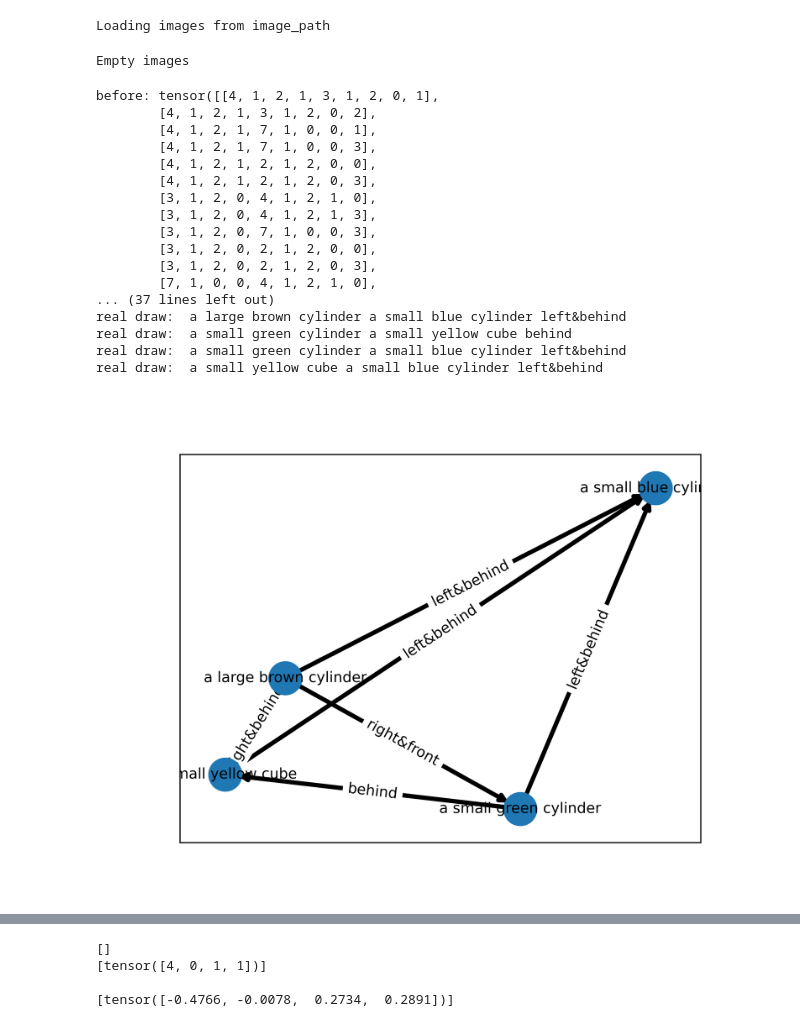
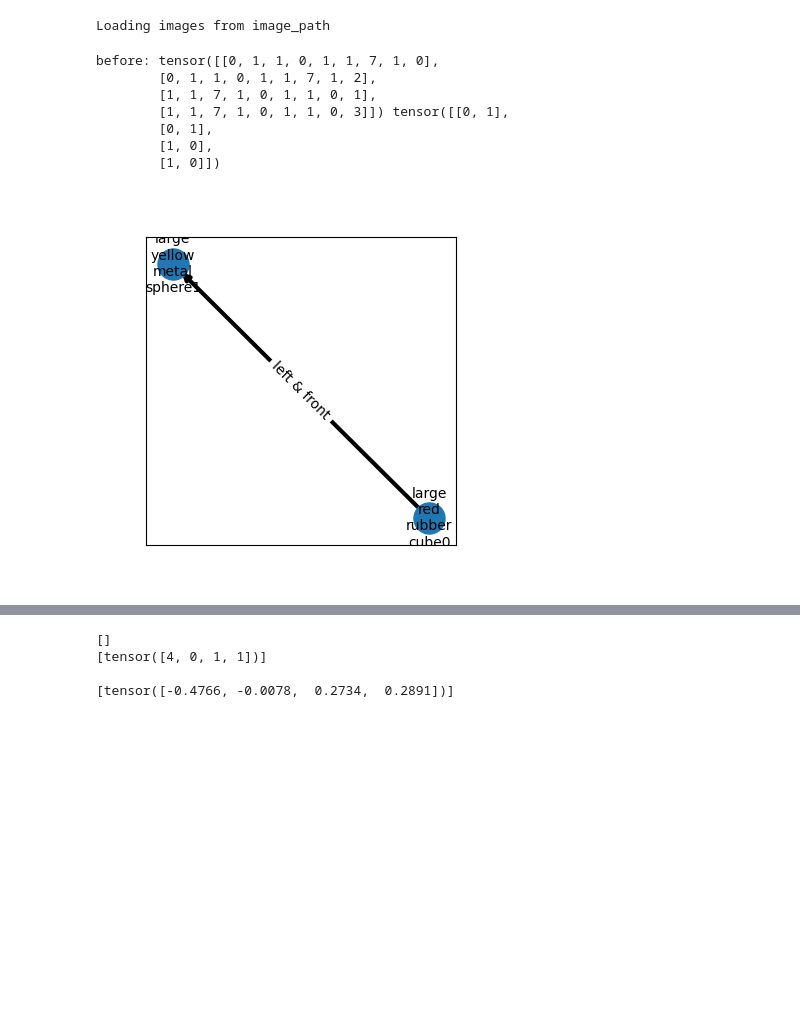
Before and after one commit to xingjian-bai/ns-diffusion, a Jupyter notebook: xingjian/baselines/bbox.ipynb, the cells around one changed output, grey strips where cells are left out. Cells and saved outputs as stored; diff of their text form; code cells hidden in the pictures; blank space fills up the shorter version.

Commit message:
scene graph to bbox 1.0

```diff
--- a/xingjian/baselines/bbox.ipynb
+++ b/xingjian/baselines/bbox.ipynb
@@ -6,47 +6,40 @@ import sys
 sys.path.append('../')
 from dataset import BoundingBox, Object, Relation, RelationalDataset, draw_scene_graph
 
-class RelationalDataset3O(RelationalDataset):
-    path = '/viscam/projects/ns-diffusion/dataset/clevr_rel_3objs_old.npz'
-    image_path = '/viscam/projects/ns-diffusion/dataset/clevr_rel_3objs_imgs/1.npz'
+class RelationalDataset2O(RelationalDataset):
+    path = '/viscam/projects/ns-diffusion/dataset/clevr_rel_2objs_balanced.npz'
+    image_path = '/viscam/projects/ns-diffusion/dataset/clevr_rel_2objs_balanced_imgs/combined_file.npz'
 
     def __init__(self, uncond_image_type="original", center_crop=True, pick_one_relation=False):
         super().__init__(self.path, uncond_image_type=uncond_image_type, center_crop=center_crop, pick_one_relation=pick_one_relation, image_path=self.image_path)
+
+
+class RelationalDataset3O(RelationalDataset):
+    path = '/viscam/projects/ns-diffusion/dataset/clevr_rel_2objs_balanced.npz'
+    image_path = '/viscam/projects/ns-diffusion/dataset/clevr_rel_2objs_balanced_imgs/combined_file.npz'
+
+    def __init__(self, uncond_image_type="original", center_crop=True, pick_one_relation=False):
+        super().__init__(self.path, uncond_image_type=uncond_image_type, center_crop=center_crop, pick_one_relation=pick_one_relation, image_path=self.image_path)
 # %%
-dataset2 = RelationalDataset3O()
+dataset2 = RelationalDataset2O()
 
 import matplotlib.pyplot as plt
 from numpy.random import randint as rand
 # %% [output]
 Loading images from image_path
-# %%
-dataset4 = RelationalDataset(data_path="nothing", generated_object_num=4)
-# %% [output]
-Empty images
 # %%
 rand_id = 0
-clean_image, objects, relations, bboxes, generated_prompt, raw_image, raw_image_tensor, relations_ids = dataset4[rand_id]
-
+clean_image, objects, relations, bboxes, generated_prompt, raw_image, raw_image_tensor, relations_ids = dataset2[rand_id]
 draw_scene_graph(objects, relations, relations_ids)
 # %% [output]
-before: tensor([[4, 1, 2, 1, 3, 1, 2, 0, 1],
-        [4, 1, 2, 1, 3, 1, 2, 0, 2],
-        [4, 1, 2, 1, 7, 1, 0, 0, 1],
-        [4, 1, 2, 1, 7, 1, 0, 0, 3],
-        [4, 1, 2, 1, 2, 1, 2, 0, 0],
-        [4, 1, 2, 1, 2, 1, 2, 0, 3],
-        [3, 1, 2, 0, 4, 1, 2, 1, 0],
-        [3, 1, 2, 0, 4, 1, 2, 1, 3],
-        [3, 1, 2, 0, 7, 1, 0, 0, 3],
-        [3, 1, 2, 0, 2, 1, 2, 0, 0],
-        [3, 1, 2, 0, 2, 1, 2, 0, 3],
-        [7, 1, 0, 0, 4, 1, 2, 1, 0],
-... (37 lines left out)
-real draw:  a large brown cylinder a small blue cylinder left&behind
-real draw:  a small green cylinder a small yellow cube behind
-real draw:  a small green cylinder a small blue cylinder left&behind
-real draw:  a small yellow cube a small blue cylinder left&behind
+before: tensor([[0, 1, 1, 0, 1, 1, 7, 1, 0],
+        [0, 1, 1, 0, 1, 1, 7, 1, 2],
+        [1, 1, 7, 1, 0, 1, 1, 0, 1],
+        [1, 1, 7, 1, 0, 1, 1, 0, 3]]) tensor([[0, 1],
+        [0, 1],
+        [1, 0],
+        [1, 0]])
-[figure, old version]
+[figure, new version]
 # %%
 for i in range(100):
     obj = dataset2.objects[i][0]
```
Also changed, not shown: 8 other files.
